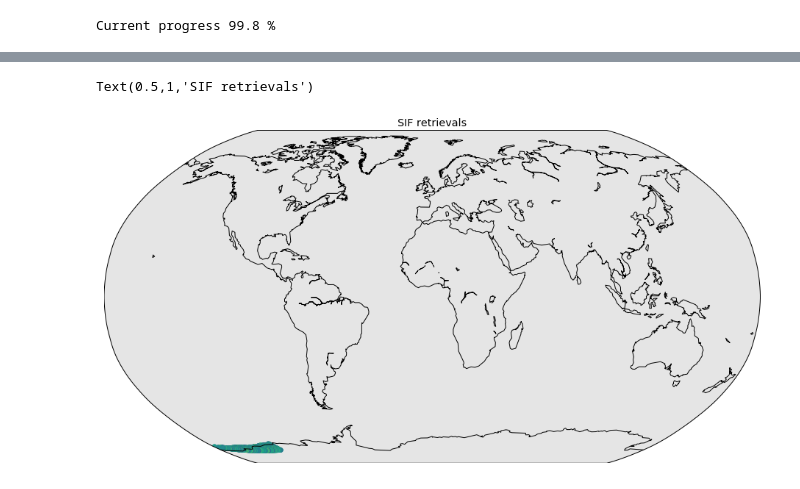
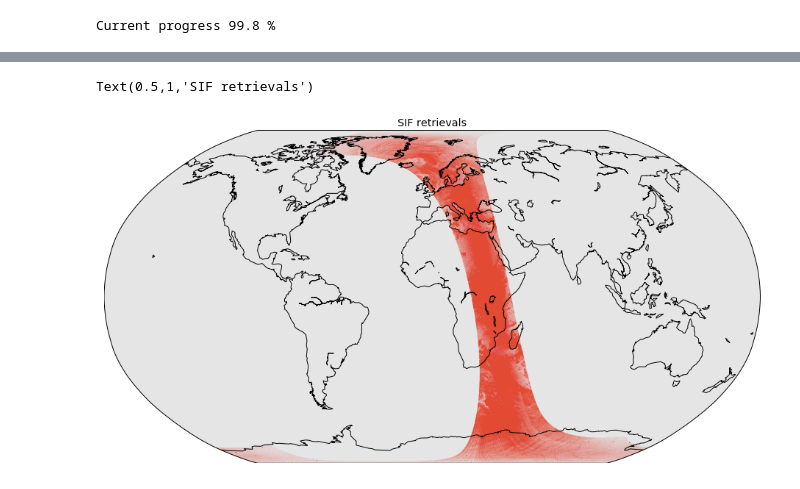
Before and after one commit to cfranken/ESE156, a Jupyter notebook: projects/TROPOMI PROJECT.ipynb, the cells around one changed output, grey strips where cells are left out. Saved outputs shown, nothing was run; the diff lists cells and outputs as text; code cells hidden in the pictures.

```diff
--- a/projects/TROPOMI PROJECT.ipynb
+++ b/projects/TROPOMI PROJECT.ipynb
@@ -23,4 +23,5 @@ f.close()
 # %%
+# Get 150 spectra for each pixel (footprint, one pixel in swath)
 directory = '/Users/owinton/Documents/TROPOMI/TROPOMI_SAHARA/'
 nspec = 150
 spec_pixel_all = np.zeros((408, 150, 497))
@@ -29,12 +30,11 @@ count = np.zeros((408))
 samplelat = np.zeros((408, 150))
 samplelon = np.zeros((408, 150))
 
-
 # Check each file
 for filename in os.listdir(directory):
     if filename.endswith('.zip'):
         file_nadir = os.path.join(directory, filename)
-        print(file_nadir)
+        #print(file_nadir)
         fn = h5.File(file_nadir)
         lat = fn['BAND6_RADIANCE/STANDARD_MODE/GEODATA/latitude'][0,:,:]
         lon = fn['BAND6_RADIANCE/STANDARD_MODE/GEODATA/longitude'][0,:,:]
@@ -43,14 +43,20 @@ for filename in os.listdir(directory):
         spec = fn['BAND6_RADIANCE/STANDARD_MODE/OBSERVATIONS/radiance'][0,:,:,:]
         fn.close()
 
-        # For each pixel
+        # For each pixel (get rid of 20 edge pixels on each side)
         for i in range(408):
+            # wl_grid is defined within the pixel
             wl_pixel_all[i, :] = wl_spec[i+20, :]
             # Check each swath
             for j in range(np.shape(lat)[0]):
+                # Find spectra in Sahara, until 150 spectra are obtained
                 if (lat[j, i+20] > 18 and lat[j,i+20] < 28 and lon[j,i+20] > -8 and lon[j,i+20] < 28 and sza[j, i+20] < 60 and count[i] < 150):
                     spec_pixel_all[i, int(count[i]), :] = spec[j, i+20, :]
                     samplelat[i, int(count[i])] = lat[j,i+20]
                     samplelon[i, int(count[i])] = lon[j,i+20]
                     count[i] += 1
+
+                    # Give progress info
+                    clear_output(wait=True)
+                    print("Current progress",i, "pixels done")
 # %% [output]
@@ -74,6 +74,6 @@ print(spec_pixel_all_backup.shape, wl_pixel_all_backup.shape)
 # %%
-# Get the first 122 wavelengths above 743 nm, this is our retrieval area. Same amount of spectral values to make matrices easier
-# Get rid of 20 pixels at each edge as well
+# Get the first 122 wavelengths above 743 nm, this is our retrieval area.
+# Fixed amount of spectral values in each pixel to make matrices easier
 spec_pixel_trunc = np.zeros((408, 150, 122))
 wl_pixel_trunc = np.zeros((408, 122))
 for i in range(408):
@@ -83,4 +83,6 @@ for i in range(408):
     for j in range(150):
         spec_pixel = spec_pixel_all[i, j, index_pixel]
         spec_pixel_trunc[i, j, :] = spec_pixel[:122]
+wl_spec = wl_pixel_trunc
+spec = spec_pixel_trunc
 # %% [markdown]
@@ -90,5 +92,7 @@ u = np.zeros((408, 150, 150))
 s = np.zeros((408, 122))
 vh = np.zeros((408, 122, 122))
 for i in range(408):
-    u[i,:,:], s[i,:], vh[i,:,:] = np.linalg.svd(spec_pixel_trunc[i, :, :])
+    u[i,:,:], s[i,:], vh[i,:,:] = np.linalg.svd(spec[i, :, :])
+    # For each pixel, the rows (vh is v transposed) are the eigen vectors;
+    # Use the first 5 as principal components for SIF-free spectra i.e. 'pure' reflected solar spectrum
 # %%
@@ -239,7 +265,7 @@ spec = spec_pixel_trunc
 # %%
 spl = UnivariateSpline(SIF_wl, SIF_spec, k=3, s=0)
 # Factor for weighing the singular value of PC1:4 in terms of variance
-factor = 1
+factor = 1e-5
                      #swaths        #pixels #state vector elements
 xhat = np.zeros((lat.shape[0], lat.shape[1], 9))
 residuals = np.zeros((lat.shape[0], lat.shape[1], 122))
@@ -260,7 +286,9 @@ for pixel in range(408):
     SIF = spl(wl_grid)
     # Get the Jacobian K
     F, K = ForwardModel(np.zeros(9), PC, wl_grid, SIF, True)
-    for swath in range(100):#(lat.shape[0]):
+    for swath in range(1000, 1500):#(lat.shape[0]):
+        if (spec[swath, pixel, :]<0).any():
+            continue
         noise = 0.06475 + 0.03721 * np.sqrt(spec[swath, pixel, :])
         invSe = np.diag(1/noise**2)
         spec_it = spec[swath, pixel, :]
@@ -317,10 +323,10 @@ array([nan, nan, nan, nan, nan, nan, nan, nan, nan])
 # %%
 SIF_retrievals = xhat[:, :, 8]
 m = Basemap(projection='robin', lon_0=0, resolution='c')
 figsize(16,10)
-m.scatter(lon[0:100, :], lat[0:100,:], s = None, c = SIF_retrievals[0:100, :], latlon=True)
+m.scatter(lon[:, :], lat[:, :], 1e14*SIF_retrievals**2, latlon=True)
 m.drawcoastlines()
 plt.title('SIF retrievals')
 # %% [output]
 Text(0.5,1,'SIF retrievals')
-[figure, old version]
+[figure, new version]
```
Also changed, not shown: parts of 26 cells of this notebook.
